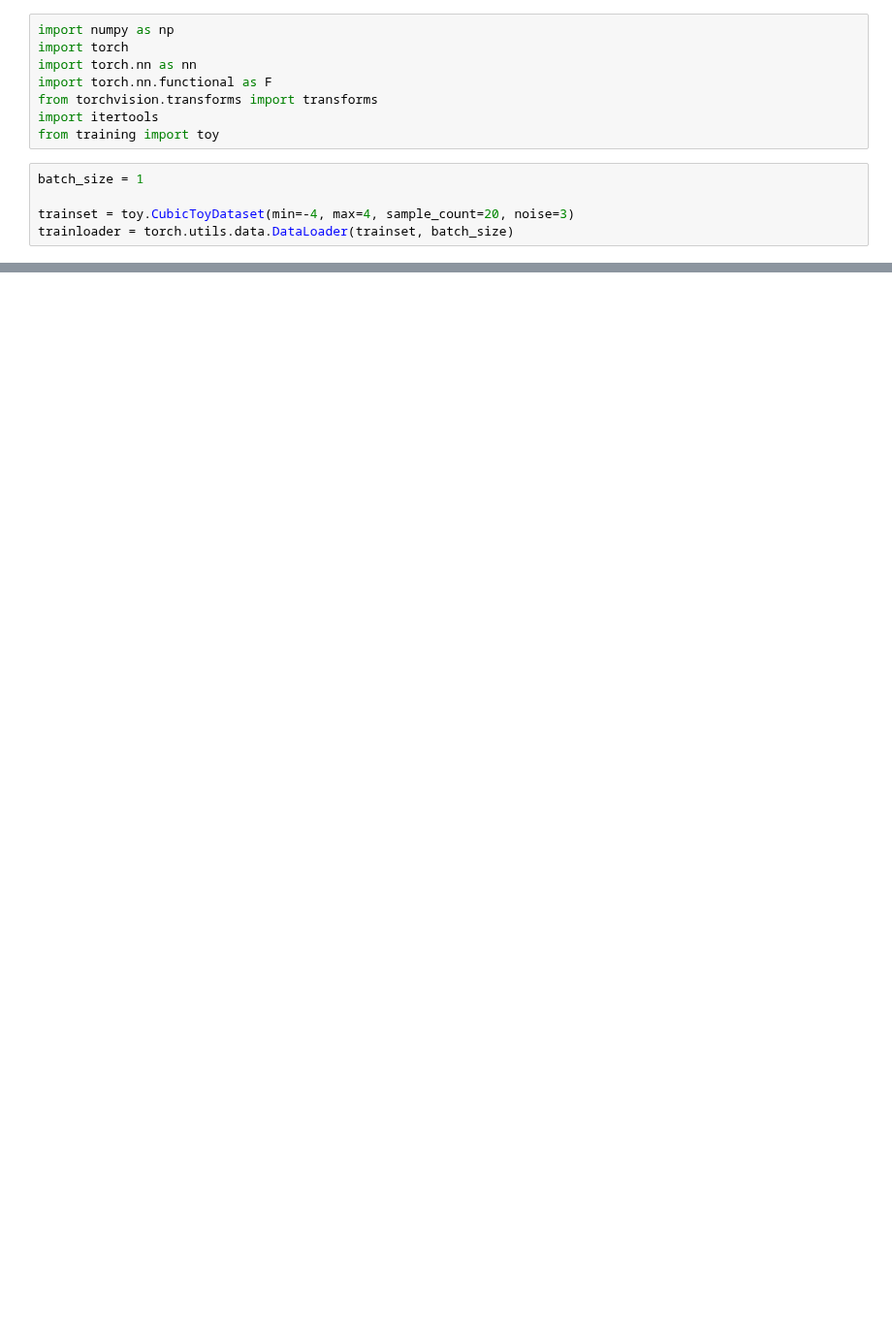
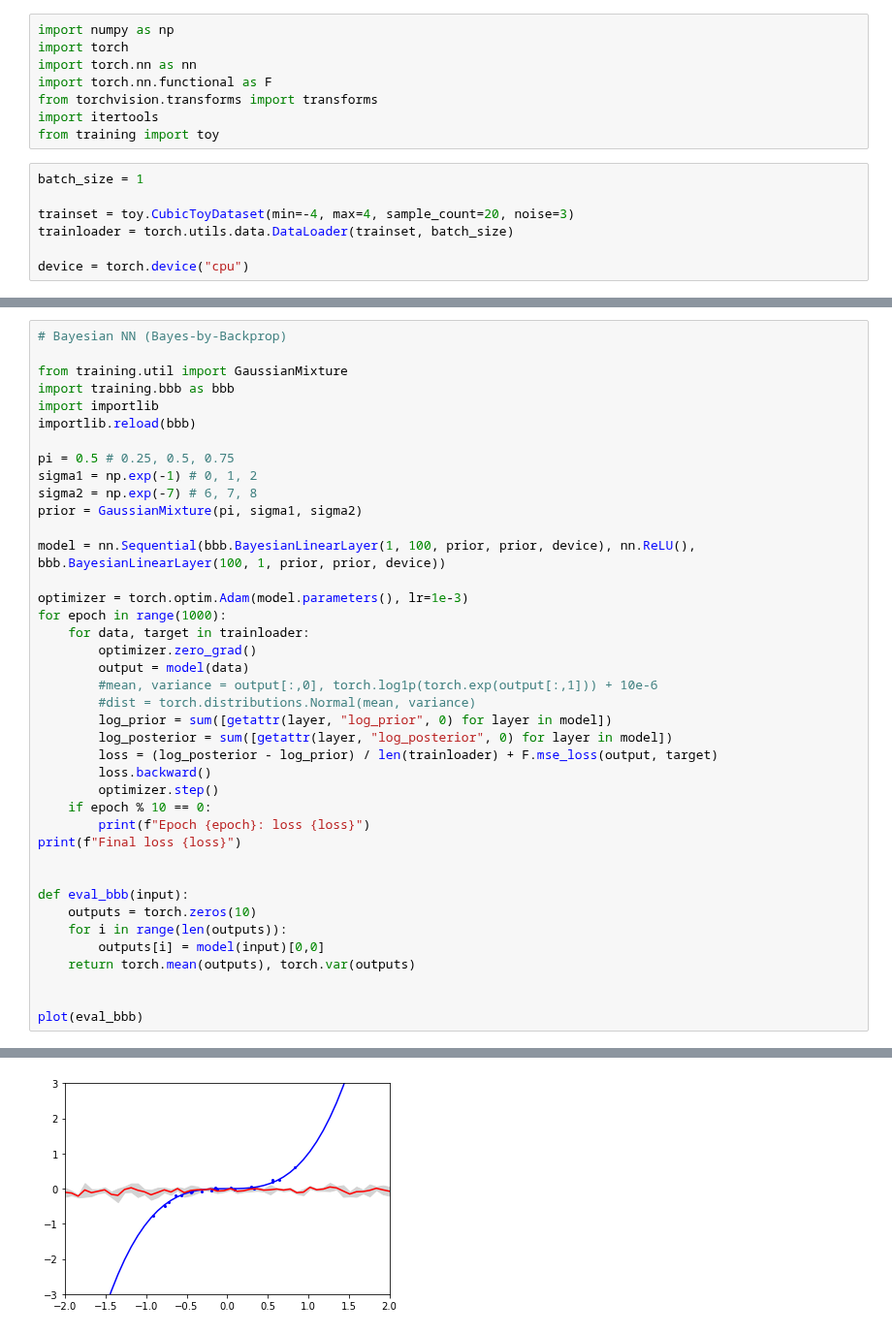
Before and after one commit to Feuermagier/VariationalBayesianDL, a Jupyter notebook: ToyRegression.ipynb, the cells around one changed output, grey strips where cells are left out. Shown at 97% size. Saved outputs shown, nothing was run; the diff lists cells and outputs as text; blank space fills up the shorter version.

```diff
--- a/ToyRegression.ipynb
+++ b/ToyRegression.ipynb
@@ -11,6 +11,8 @@ batch_size = 1
 
 trainset = toy.CubicToyDataset(min=-4, max=4, sample_count=20, noise=3)
 trainloader = torch.utils.data.DataLoader(trainset, batch_size)
+
+device = torch.device("cpu")
 # %%
 import matplotlib.pyplot as plt
 
@@ -92,0 +139,41 @@ Final loss 0.001502353698015213
+# %%
+# Bayesian NN (Bayes-by-Backprop)
+
+from training.util import GaussianMixture
+import training.bbb as bbb
+import importlib
+importlib.reload(bbb)
+
+pi = 0.5 # 0.25, 0.5, 0.75
+sigma1 = np.exp(-1) # 0, 1, 2
+sigma2 = np.exp(-7) # 6, 7, 8
+prior = GaussianMixture(pi, sigma1, sigma2)
+
+model = nn.Sequential(bbb.BayesianLinearLayer(1, 100, prior, prior, device), nn.ReLU(), bbb.BayesianLinearLayer(100, 1, prior, prior, device))
+
+optimizer = torch.optim.Adam(model.parameters(), lr=1e-3)
+for epoch in range(1000):
+    for data, target in trainloader:
+        optimizer.zero_grad()
+        output = model(data)
+        #mean, variance = output[:,0], torch.log1p(torch.exp(output[:,1])) + 10e-6
+        #dist = torch.distributions.Normal(mean, variance)
+        log_prior = sum([getattr(layer, "log_prior", 0) for layer in model])
+        log_posterior = sum([getattr(layer, "log_posterior", 0) for layer in model])
+        loss = (log_posterior - log_prior) / len(trainloader) + F.mse_loss(output, target)
+        loss.backward()
+        optimizer.step()
+    if epoch % 10 == 0:
+        print(f"Epoch {epoch}: loss {loss}")
+print(f"Final loss {loss}")
+
+
+def eval_bbb(input):
+    outputs = torch.zeros(10)
+    for i in range(len(outputs)):
+        outputs[i] = model(input)[0,0]
+    return torch.mean(outputs), torch.var(outputs)
+
+
+plot(eval_bbb)
+# %% [output]
@@ -92,0 +197 @@ Final loss 0.001502353698015213
+[figure, added]
```
Also changed, not shown: parts of 5 cells of this notebook, 5 other files.
